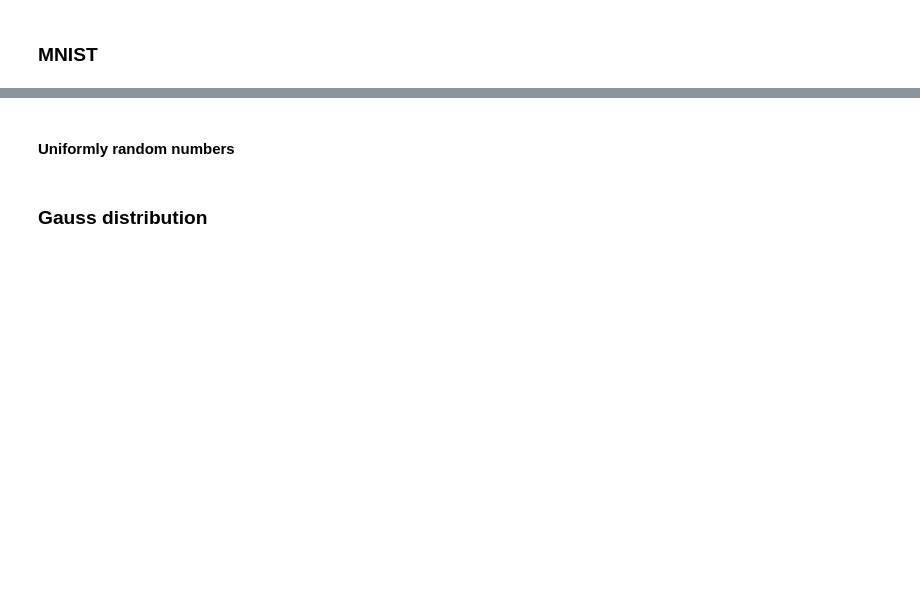
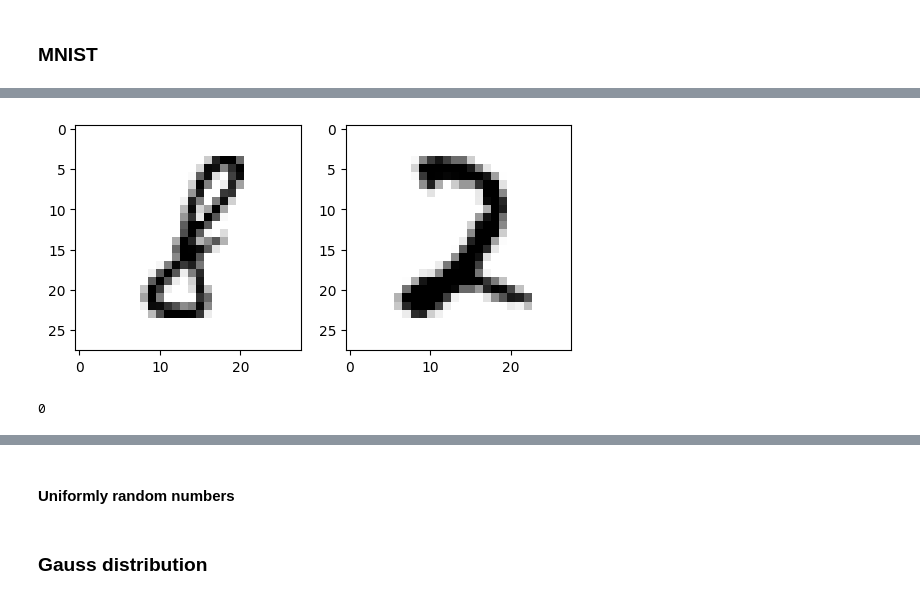
Before and after one commit to tomohisa67/Sparsity-Aware-APDRCD, a Jupyter notebook: plot_apdrcd.ipynb, the cells around one changed output, grey strips where cells are left out. Drawn from its saved outputs; the diff is of its cells as text; code cells hidden in the pictures; blank space fills up the shorter version.

```diff
--- a/plot_apdrcd.ipynb
+++ b/plot_apdrcd.ipynb
@@ -30,9 +34,11 @@ from ot.plot import plot1D_mat
 # %%
-# plt.subplot(1,2,1)
-# plt.imshow(data[i].reshape(28,28), cmap=plt.cm.gray_r)
-# plt.subplot(1,2,2)
-# plt.imshow(data[j].reshape(28,28), cmap=plt.cm.gray_r)
-# plt.show()
+plt.subplot(1,2,1)
+plt.imshow(data[i].reshape(28,28), cmap=plt.cm.gray_r)
+plt.subplot(1,2,2)
+plt.imshow(data[j].reshape(28,28), cmap=plt.cm.gray_r)
+plt.show()
+# %% [output]
+[figure, added]
 # %%
 # r = data[i]
 # l = data[j]
@@ -44,0 +74,4 @@ from ot.plot import plot1D_mat
+# %%
+data[101]
+# %% [output]
+0
```
Also changed, not shown: parts of 19 cells of this notebook, 13 other files.
